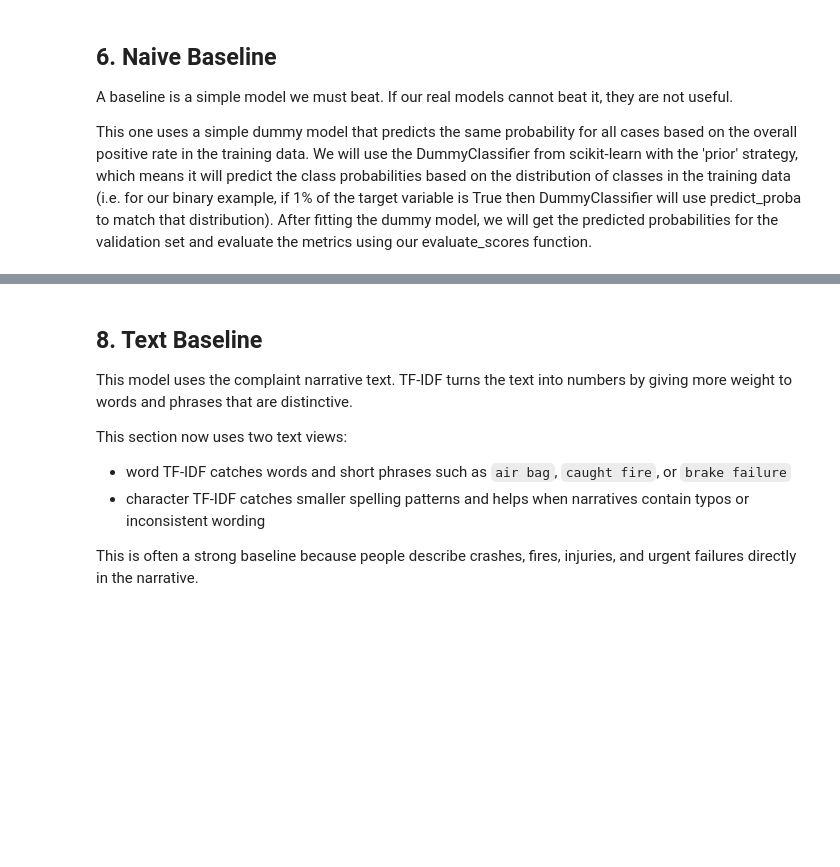
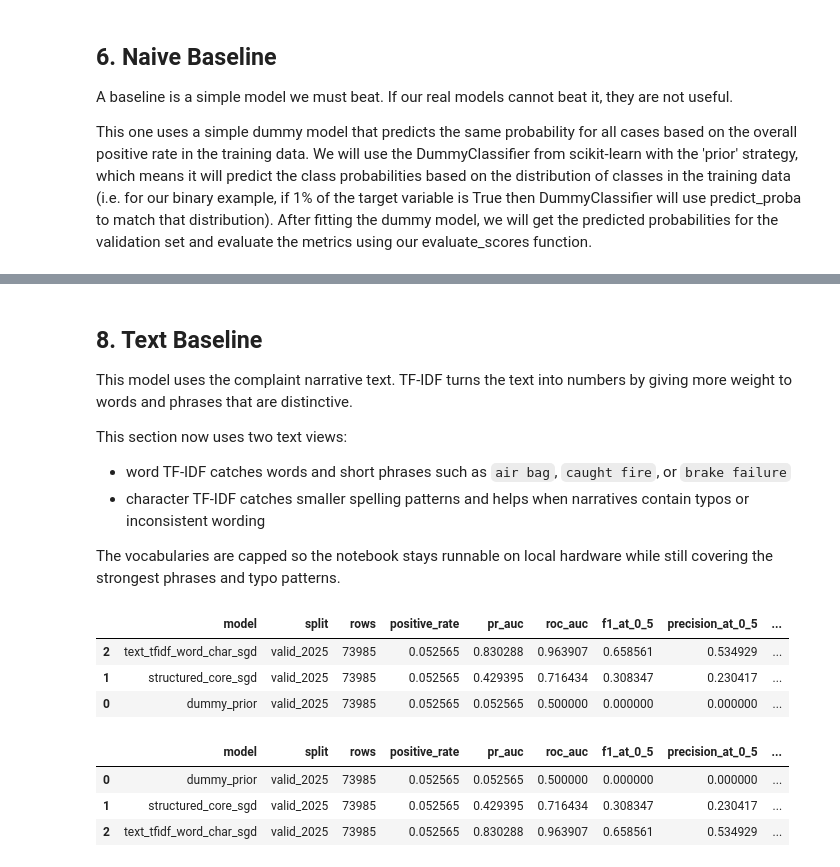
Before and after one commit to DavisM1212/NHTSA-ODI-Complaint-Analytics, a Jupyter notebook: notebooks/Severity_Ranking_Framework.ipynb, the cells around one changed output, grey strips where cells are left out. Saved outputs shown, nothing was run; the diff lists cells and outputs as text; code cells hidden in the pictures; blank space fills up the shorter version.

```diff
--- a/notebooks/Severity_Ranking_Framework.ipynb
+++ b/notebooks/Severity_Ranking_Framework.ipynb
@@ -314,57 +357,57 @@ This section now uses two text views:
 - word TF-IDF catches words and short phrases such as `air bag`, `caught fire`, or `brake failure`
 - character TF-IDF catches smaller spelling patterns and helps when narratives contain typos or inconsistent wording
 
-This is often a strong baseline because people describe crashes, fires, injuries, and urgent failures directly in the narrative.
+The vocabularies are capped so the notebook stays runnable on local hardware while still covering the strongest phrases and typo patterns.
 # %%
-# TODO: Choose text settings. Good starter values are WORD_NGRAM_RANGE = (1, 2), CHAR_NGRAM_RANGE = (3, 5), and TEXT_MIN_DF = 5.
-WORD_NGRAM_RANGE = None
-CHAR_NGRAM_RANGE = None
-TEXT_MIN_DF = None
-
-if WORD_NGRAM_RANGE is None or CHAR_NGRAM_RANGE is None or TEXT_MIN_DF is None:
-    raise ValueError('TODO: Fill in WORD_NGRAM_RANGE, CHAR_NGRAM_RANGE, and TEXT_MIN_DF before training the text model.')
+WORD_NGRAM_RANGE = (1, 2)
+CHAR_NGRAM_RANGE = (3, 5)
+TEXT_MIN_DF = 5
+WORD_MAX_FEATURES = 20000
+CHAR_MAX_FEATURES = 10000
 
 train_text = train_df['cdescr_model_text']
 valid_text = valid_df['cdescr_model_text']
 holdout_text = holdout_df['cdescr_model_text']
 
-# FeatureUnion combines two text preprocessing pipelines into one feature table
 text_preprocess = FeatureUnion([
     ('word_tfidf', TfidfVectorizer(
         analyzer='word',
         ngram_range=WORD_NGRAM_RANGE,
         min_df=TEXT_MIN_DF,
         max_df=0.995,
+        max_features=WORD_MAX_FEATURES,
         sublinear_tf=True,
         strip_accents='unicode',
         lowercase=True,
         dtype=np.float32
     )),
     ('char_tfidf', TfidfVectorizer(
         analyzer='char_wb',
         ngram_range=CHAR_NGRAM_RANGE,
         min_df=TEXT_MIN_DF,
+        max_features=CHAR_MAX_FEATURES,
         sublinear_tf=True,
         strip_accents='unicode',
         lowercase=True,
         dtype=np.float32
     ))
 ])
 
-text_model = Pipeline([
-    ('tfidf', text_preprocess),
-    ('model', SGDClassifier(
-        loss='log_loss',
-        penalty='l2',
-        alpha=1e-5,
-        max_iter=1000,
-        tol=1e-3,
-        class_weight='balanced',
-        random_state=RANDOM_SEED
-    ))
-])
+X_train_text_matrix = text_preprocess.fit_transform(train_text)
+X_valid_text_matrix = text_preprocess.transform(valid_text)
+X_holdout_text_matrix = text_preprocess.transform(holdout_text)
 
-text_model.fit(train_text, train_df[TARGET_COL])
-text_valid_score = get_positive_scores(text_model, valid_text)
+text_model = build_linear_sgd_model()
+text_model.fit(X_train_text_matrix, train_df[TARGET_COL])
+text_valid_score = get_positive_scores(text_model, X_valid_text_matrix)
 evaluate_scores('text_tfidf_word_char_sgd', 'valid_2025', valid_df[TARGET_COL].to_numpy(), text_valid_score)
 show_results()
+# %% [output]
+|  | model | split | rows | positive_rate | pr_auc | roc_auc | f1_at_0_5 | precision_at_0_5 | ... |
+| 2 | text_tfidf_word_char_sgd | valid_2025 | 73985 | 0.052565 | 0.830288 | 0.963907 | 0.658561 | 0.534929 | ... |
+| 1 | structured_core_sgd | valid_2025 | 73985 | 0.052565 | 0.429395 | 0.716434 | 0.308347 | 0.230417 | ... |
+| 0 | dummy_prior | valid_2025 | 73985 | 0.052565 | 0.052565 | 0.500000 | 0.000000 | 0.000000 | ... |
+|  | model | split | rows | positive_rate | pr_auc | roc_auc | f1_at_0_5 | precision_at_0_5 | ... |
+| 0 | dummy_prior | valid_2025 | 73985 | 0.052565 | 0.052565 | 0.500000 | 0.000000 | 0.000000 | ... |
+| 1 | structured_core_sgd | valid_2025 | 73985 | 0.052565 | 0.429395 | 0.716434 | 0.308347 | 0.230417 | ... |
+| 2 | text_tfidf_word_char_sgd | valid_2025 | 73985 | 0.052565 | 0.830288 | 0.963907 | 0.658561 | 0.534929 | ... |
```
Also changed, not shown: parts of 18 cells of this notebook, 46 other files.
